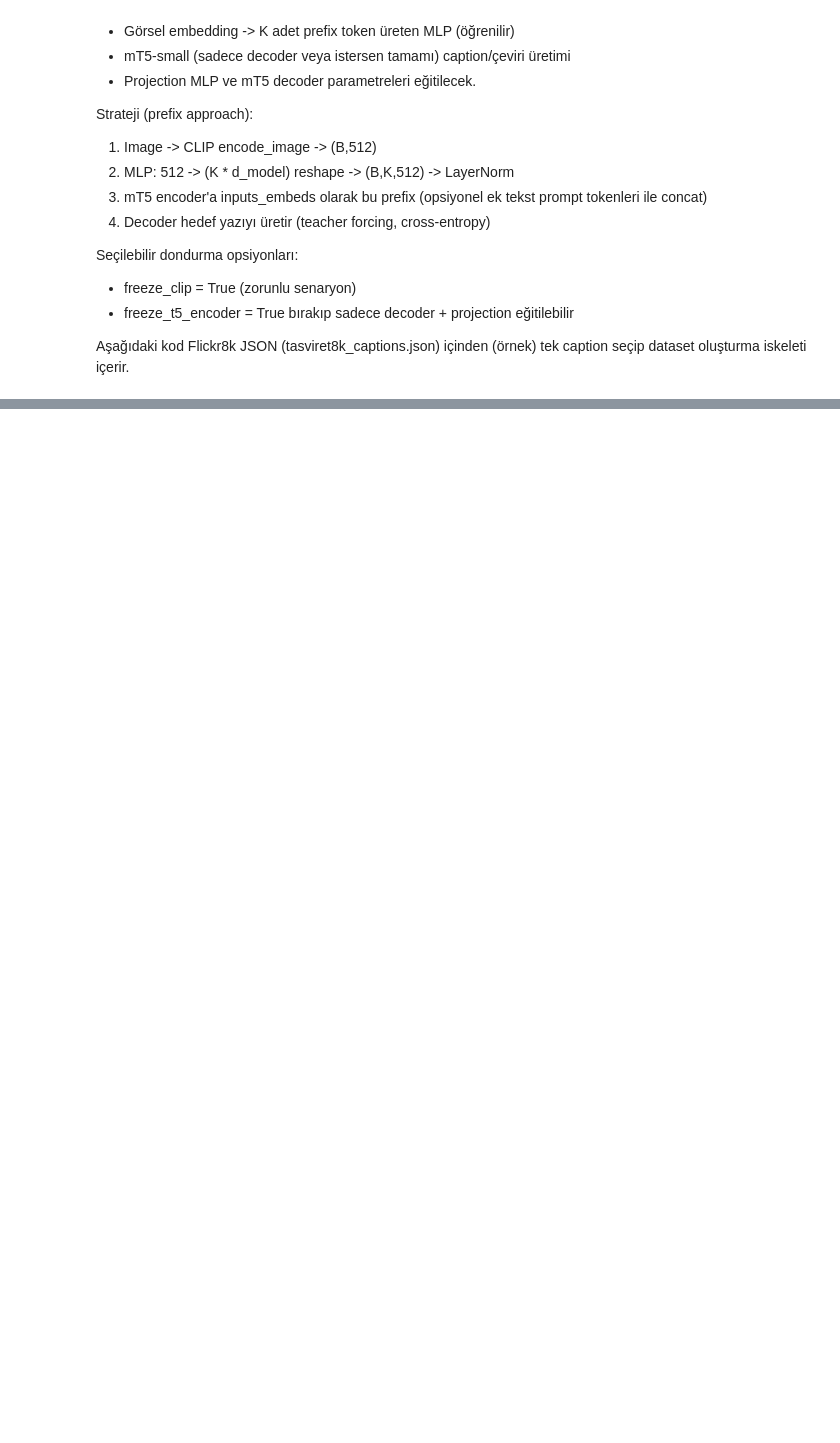
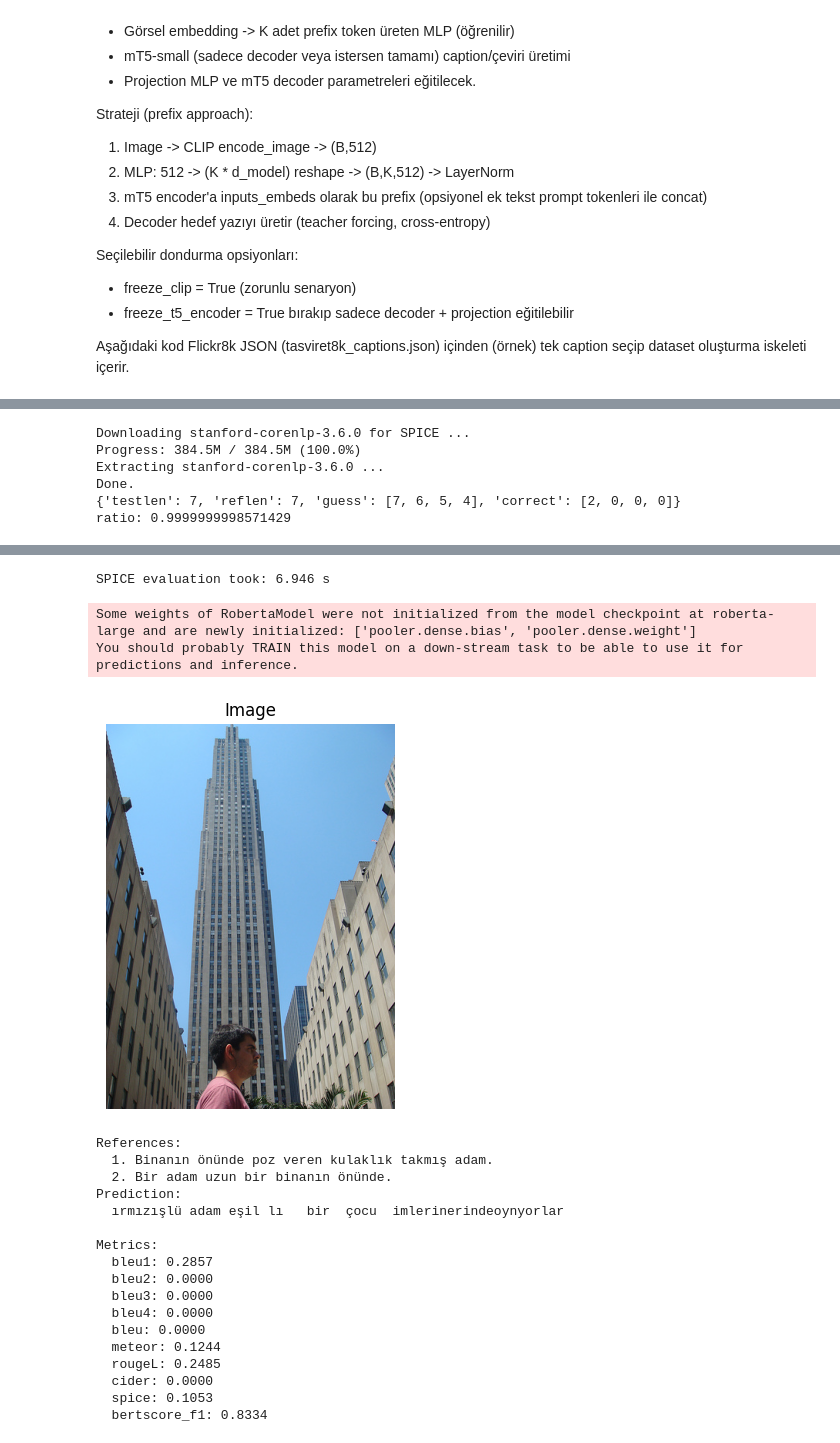
Before and after one commit to abdulkadirprlk/turkish_image_captioning, a Jupyter notebook: bites-tr-image-captioning.ipynb, the cells around one changed output, grey strips where cells are left out. Drawn from its saved outputs; the diff is of its cells as text; code cells hidden in the pictures; blank space fills up the shorter version.

```diff
--- a/bites-tr-image-captioning.ipynb
+++ b/bites-tr-image-captioning.ipynb
@@ -88,8 +89,8 @@ WANDB_API_KEY = UserSecretsClient().get_secret("WANDB_API_KEY")
 
 base_config = {
     "model": "google/mt5-small",
-    "clip_encoder": "ViT-B/16",  # backbone
-    "prefix_tokens": 16,          # stronger conditioning
+    "clip_encoder": "ViT-B/32",  # backbone
+    "prefix_tokens": 32,          # stronger conditioning
     "batch_size": 16,              # reduced to mitigate OOM
     "grad_accum_steps": 2,        # accumulate to simulate larger effective batch
     "enable_t5_gradient_checkpointing": True,  # reduce memory
@@ -437,7 +446,6 @@ import math, time, torch, warnings, os
 from torch.optim import AdamW
 from torch.optim.lr_scheduler import LambdaLR
 from torch import nn
-warnings.filterwarnings("ignore", message=".*legacy behaviour.*MT5Tokenizer.*")
 
 assert torch.cuda.is_available(), "CUDA GPU required."
 device = torch.device('cuda')
@@ -485,7 +493,7 @@ CKPT_DIR = 'checkpoints'; os.makedirs(CKPT_DIR, exist_ok=True)
 # BLEU-1-based selection with early stopping AFTER first N epochs
 best_bleu = float('-inf')
 bleu_stall_epochs = 0
-bleu_patience = getattr(cfg, 'bleu_patience', 3)
+bleu_patience = getattr(cfg, 'bleu_patience', 5)
 bleu_min_delta = getattr(cfg, 'bleu_min_delta', 0.0)
 min_epochs_before_early_stop = 10  # early-stop starts after finishing this many epochs
 BEST_CKPT_NAME = 'best_bleu.pt'
@@ -529,7 +537,7 @@ def compute_val_caption_metrics(model, val_dataset, images_root, batch_size=16,
 
 print(f"[TRAIN] Starting training with BLEU-1-based checkpointing + delayed patience (after {min_epochs_before_early_stop} epochs). GradAccum={grad_accum_steps}")
 
-criterion = torch.nn.CrossEntropyLoss(ignore_index=-100, label_smoothing=0.1)
+criterion = torch.nn.CrossEntropyLoss(ignore_index=-100, label_smoothing=0.0)
 
 def compute_loss_with_label_smoothing(model_out):
     logits = model_out.logits  # (B, T, V)
@@ -540,6 +548,9 @@ def compute_loss_with_label_smoothing(model_out):
     shift_labels = labels[:, 1:].contiguous()
     loss = criterion(shift_logits.view(-1, shift_logits.size(-1)), shift_labels.view(-1))
     return loss
+
+# Track history for plotting
+train_losses, val_losses, epochs_list = [], [], []
 
 global_step = 0
 stopped_early = False
@@ -606,6 +617,11 @@ for epoch in range(cfg.epochs):
     dt = time.time() - t0
     current_lr = scheduler.get_last_lr()[0]
 
+    # Record history for plotting
+    train_losses.append(train_epoch_loss)
+    val_losses.append(val_epoch_loss if val_epoch_loss is not None else float('nan'))
+    epochs_list.append(epoch + 1)
+
     if val_epoch_loss is not None:
         print(f"Epoch {epoch+1:02d}/{cfg.epochs} train_loss={train_epoch_loss:.4f} val_loss={val_epoch_loss:.4f} BLEU1={bleu1:.3f} BLEU4={bleu4:.3f} time={dt:.1f}s lr={current_lr:.2e}")
     else:
@@ -1249,3 +1192,3 @@ export_best_bleu(
 # %%
 # # Load the model
-# model_mm, cfg_loaded, _, _, epoch_loaded, step_loaded = load_model_from_checkpoint_file('/kaggle/input/25_epochs_tasviret/pytorch/default/1/clip_mt5_prefix_epoch_last.pt', device=torch.device('cuda'), resume_optimizer=False)
+model_mm, cfg_loaded, _, _, epoch_loaded, step_loaded = load_model_from_checkpoint_file('/kaggle/working/best_model/clip_mt5_prefix_best.pt', device=torch.device('cuda'), resume_optimizer=False)
@@ -1621,0 +1445,37 @@ predict("/kaggle/input/tasviret/flickr8k/Images/1032460886_4a598ed535.jpg", mode
+# %%
+# Single-image qualitative check + metrics
+from PIL import Image
+import matplotlib.pyplot as plt
+import evaluate
+
+bertscore = evaluate.load('bertscore')
+
+sample_path = sample_image_path  # assumed defined earlier
+pred = model_mm.generate(image_paths=[sample_path], ban_sentinels=True)[0]
+print('Generated:', pred)
+
+# Show image
+img = Image.open(sample_path).convert('RGB')
+plt.imshow(img)
+plt.axis('off')
+plt.show()
+
+# Compare against references if available
+fname = os.path.basename(sample_path)
+refs_for_img = [cap.strip() for f, cap in val_dataset.samples if f == fname and cap.strip()]
+if refs_for_img:
+    print('Reference captions:')
+    for r in refs_for_img[:5]:
+        print('-', r)
+    # Turkish BERTScore
+    bert = bertscore.compute(predictions=[pred], references=[refs_for_img[0]], lang='tr')
+    print(f"BERTScore F1 (tr): {bert['f1'][0]:.4f}")
+else:
+    print('No references found for this image in validation set.')
+# %% [output]
+Downloading stanford-corenlp-3.6.0 for SPICE ...
+Progress: 384.5M / 384.5M (100.0%)
+Extracting stanford-corenlp-3.6.0 ...
+Done.
+{'testlen': 7, 'reflen': 7, 'guess': [7, 6, 5, 4], 'correct': [2, 0, 0, 0]}
+ratio: 0.9999999998571429
@@ -1621,0 +1499,21 @@ predict("/kaggle/input/tasviret/flickr8k/Images/1032460886_4a598ed535.jpg", mode
+SPICE evaluation took: 6.946 s
+Some weights of RobertaModel were not initialized from the model checkpoint at roberta-large and are newly initialized: ['pooler.dense.bias', 'pooler.dense.weight']
+You should probably TRAIN this model on a down-stream task to be able to use it for predictions and inference.
+[figure, added]
+References:
+  1. Binanın önünde poz veren kulaklık takmış adam.
+  2. Bir adam uzun bir binanın önünde.
+Prediction:
+  ırmızışlü adam eşil lı   bir  çocu  imlerinerindeoynyorlar
+
+Metrics:
+  bleu1: 0.2857
+  bleu2: 0.0000
+  bleu3: 0.0000
+  bleu4: 0.0000
+  bleu: 0.0000
+  meteor: 0.1244
+  rougeL: 0.2485
+  cider: 0.0000
+  spice: 0.1053
+  bertscore_f1: 0.8334
```
Also changed, not shown: parts of 18 cells of this notebook.
